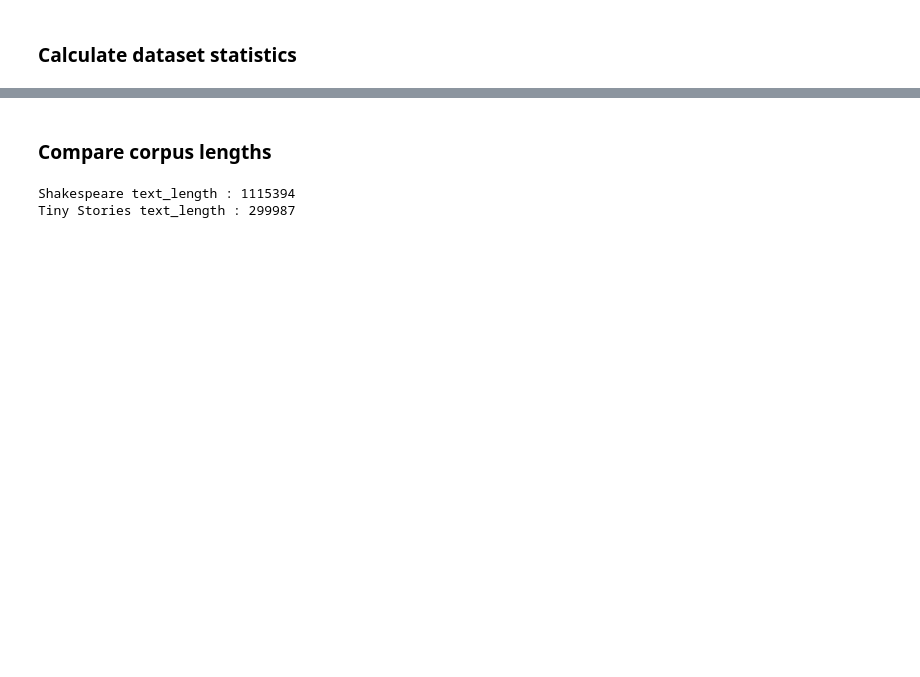
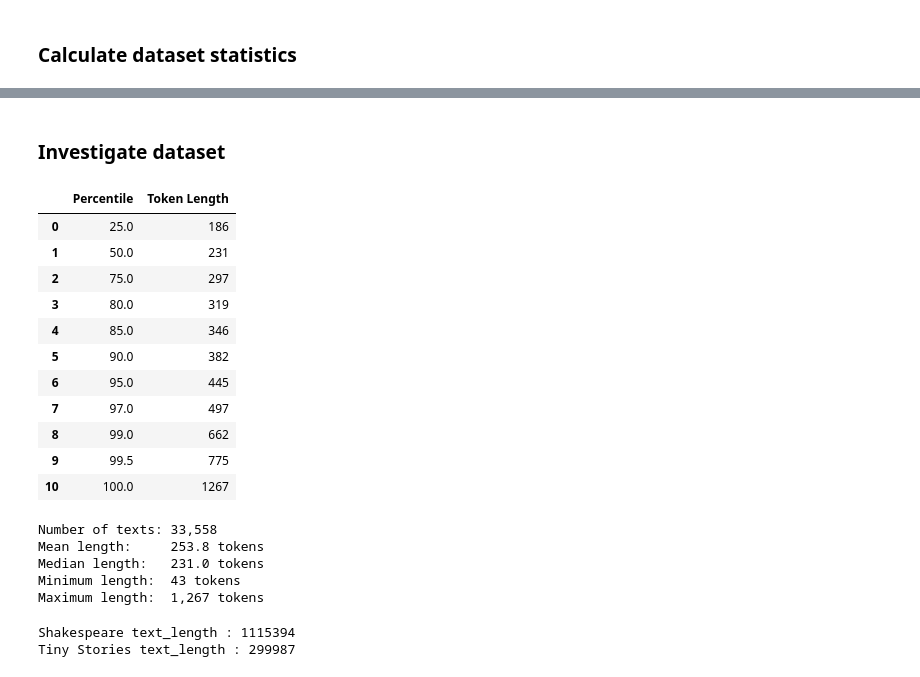
Before and after one commit to zeguru/tiny-text-transformers, a Jupyter notebook: notebooks/data-ops.ipynb, the cells around one changed output, grey strips where cells are left out. Cells and saved outputs as stored; diff of their text form; code cells hidden in the pictures; blank space fills up the shorter version.

```diff
--- a/notebooks/data-ops.ipynb
+++ b/notebooks/data-ops.ipynb
@@ -75,5 +266,54 @@ Maximum length:     18,639
 # %% [markdown]
-### Compare corpus lengths
+### Investigate dataset
+# %%
+# Investigate SQUAD Percentiles
+
+# Example: texts = ["First training document", "Another document", ...]
+# Load your actual training texts into `texts` first.
+
+# Use your model's actual tokenizer
+# Example for Hugging Face:
+# from transformers import AutoTokenizer
+# tokenizer = AutoTokenizer.from_pretrained("gpt2")
+
+lengths = np.array(token_lengths)
+
+# Calculate useful percentiles
+percentiles = [25, 50, 75, 80, 85, 90, 95, 97, 99, 99.5, 100]
+
+results = pd.DataFrame({
+    "Percentile": percentiles,
+    "Token Length": [
+        int(np.ceil(np.percentile(lengths, p)))
+        for p in percentiles
+    ]
+})
+
+display(results)
+
+print(f"Number of texts: {len(lengths):,}")
+print(f"Mean length:     {lengths.mean():,.1f} tokens")
+print(f"Median length:   {np.median(lengths):,.1f} tokens")
+print(f"Minimum length:  {lengths.min():,} tokens")
+print(f"Maximum length:  {lengths.max():,} tokens")
+# %% [output]
+|  | Percentile | Token Length |
+| 0 | 25.0 | 186 |
+| 1 | 50.0 | 231 |
+| 2 | 75.0 | 297 |
+| 3 | 80.0 | 319 |
+| 4 | 85.0 | 346 |
+| 5 | 90.0 | 382 |
+| 6 | 95.0 | 445 |
+| 7 | 97.0 | 497 |
+| 8 | 99.0 | 662 |
+| 9 | 99.5 | 775 |
+| 10 | 100.0 | 1267 |
+Number of texts: 33,558
+Mean length:     253.8 tokens
+Median length:   231.0 tokens
+Minimum length:  43 tokens
+Maximum length:  1,267 tokens
 # %%
 # Shakespear
 sp_corpus = "../data/tiny_shakespear.txt"
```
Also changed, not shown: parts of 16 cells of this notebook, 22 other files.
